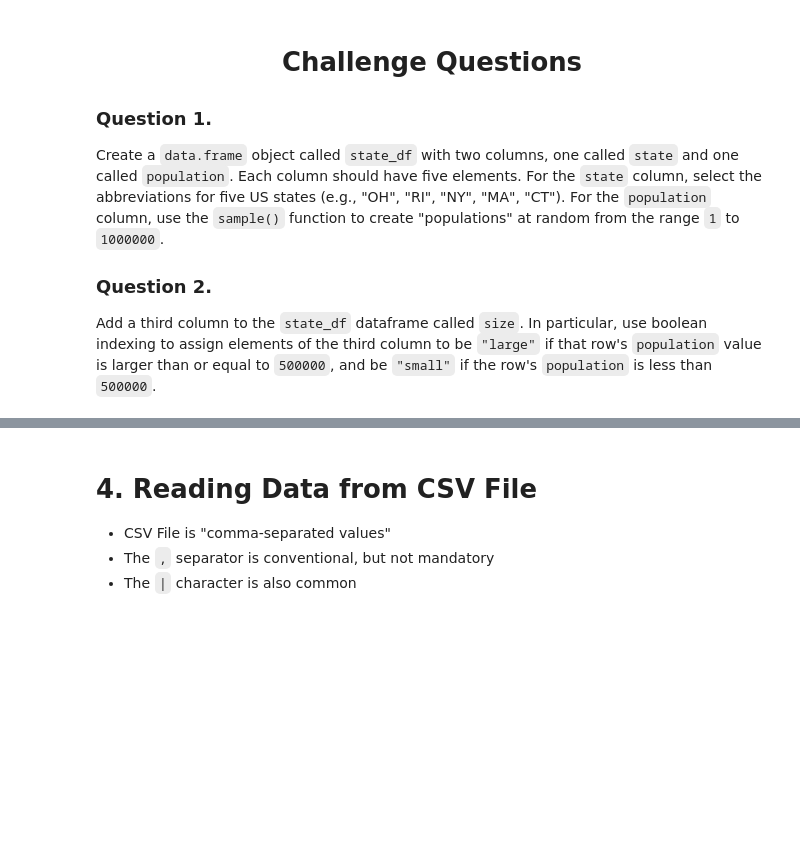
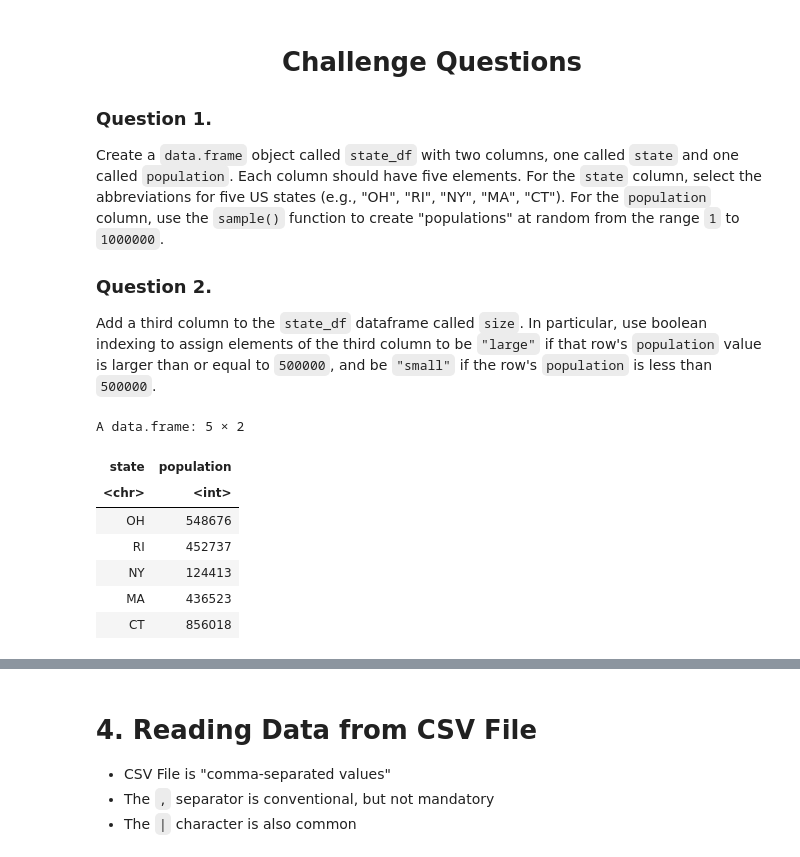
Before and after one commit to eldu/mpa-2065-slides, a Jupyter notebook: 05-1_dataframes_and_reading_csv.ipynb, the cells around one changed output, grey strips where cells are left out. Saved outputs shown, nothing was run; the diff lists cells and outputs as text; code cells hidden in the pictures; blank space fills up the shorter version.

```diff
--- a/05-1_dataframes_and_reading_csv.ipynb
+++ b/05-1_dataframes_and_reading_csv.ipynb
@@ -88,10 +163,21 @@ Add a third column to the `state_df` dataframe called `size`. In particular, use
 # %%
 state <- c("OH", "RI", "NY", "MA", "CT")
 
 set.seed(1) # sets the state of the random number generator stored in .Random.seed
 population <- sample(1:1000000, 5)
 
 state_df <- data.frame(state, population)
+
+state_df
+# %% [output]
+A data.frame: 5 × 2
+| state | population |
+| <chr> | <int> |
+| OH | 548676 |
+| RI | 452737 |
+| NY | 124413 |
+| MA | 436523 |
+| CT | 856018 |
 # %%
 is_small <- state_df$population < 500000   # create vector of booleans
 
```
Also changed, not shown: parts of 30 cells of this notebook, 1 other file.
